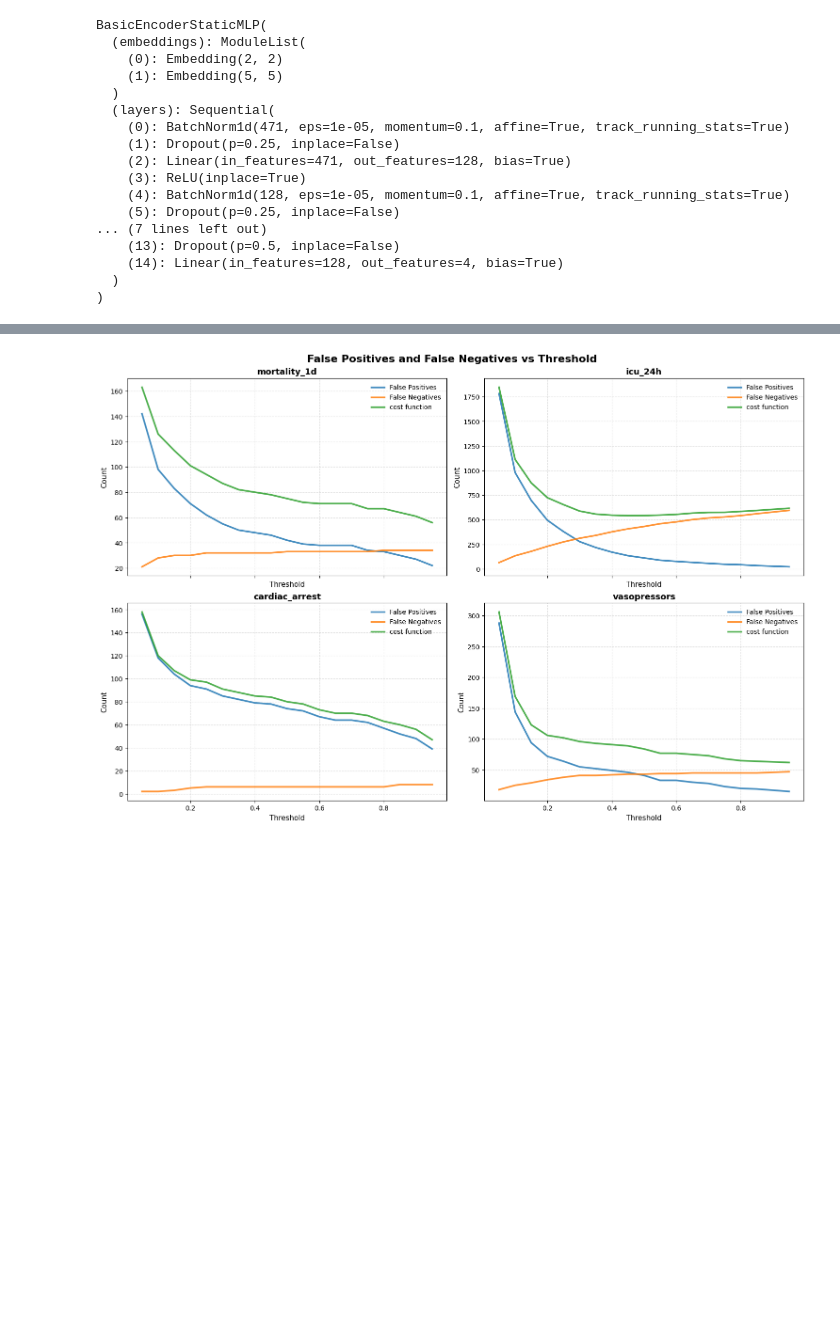
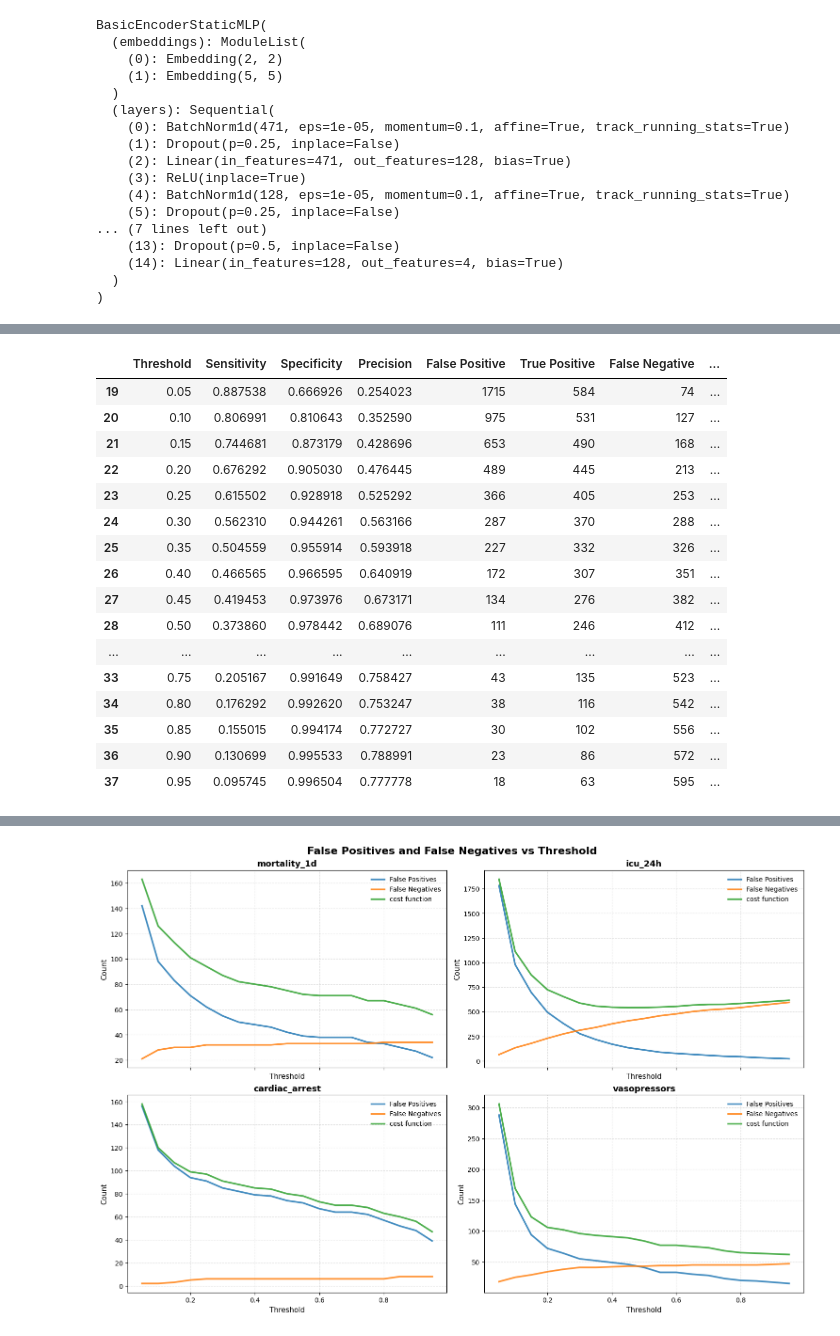
Before and after one commit to cookiehyun/Q-Model, a Jupyter notebook: Medical_DA_in_DL.ipynb, the cells around one changed output, grey strips where cells are left out. Cells and saved outputs as stored; diff of their text form; code cells hidden in the pictures; blank space fills up the shorter version.

```diff
--- a/Medical_DA_in_DL.ipynb
+++ b/Medical_DA_in_DL.ipynb
@@ -319,0 +354,22 @@ Best validation AUROC: 0.9185 at epoch 3
+# %%
+
+# ----------------------------------------
+# 2. time column
+# ----------------------------------------
+time = test_df["general_icu_time_hours"].values
+
+# ----------------------------------------
+# 3. filter icu_24h valid rows
+# ----------------------------------------
+mask = ~np.isnan(all_labels[:, target_idx])
+
+y_prob = all_probs[mask, target_idx]
+y_time = time[mask]
+
+# ----------------------------------------
+# 4. create dataframe for aggregation
+# ----------------------------------------
+df_plot = pd.DataFrame({
+    "time": y_time,
+    "prob": y_prob
+})
@@ -443,0 +542,23 @@ Index(['threshold', 'sensitivity', 'specificity', 'precision', 'false_alarms',
+# %%
+icu_24h_results=results_df[results_df['label']=='icu_24h']
+icu_24h_results.columns=['Threshold', 'Sensitivity', 'Specificity', 'Precision',
+       'False Positive', 'True Positive', 'False Negative', 'True Negative', 'Cost Function', 'label']
+icu_24h_results.drop(columns='label')
+# %% [output]
+|  | Threshold | Sensitivity | Specificity | Precision | False Positive | True Positive | False Negative | ... |
+| 19 | 0.05 | 0.887538 | 0.666926 | 0.254023 | 1715 | 584 | 74 | ... |
+| 20 | 0.10 | 0.806991 | 0.810643 | 0.352590 | 975 | 531 | 127 | ... |
+| 21 | 0.15 | 0.744681 | 0.873179 | 0.428696 | 653 | 490 | 168 | ... |
+| 22 | 0.20 | 0.676292 | 0.905030 | 0.476445 | 489 | 445 | 213 | ... |
+| 23 | 0.25 | 0.615502 | 0.928918 | 0.525292 | 366 | 405 | 253 | ... |
+| 24 | 0.30 | 0.562310 | 0.944261 | 0.563166 | 287 | 370 | 288 | ... |
+| 25 | 0.35 | 0.504559 | 0.955914 | 0.593918 | 227 | 332 | 326 | ... |
+| 26 | 0.40 | 0.466565 | 0.966595 | 0.640919 | 172 | 307 | 351 | ... |
+| 27 | 0.45 | 0.419453 | 0.973976 | 0.673171 | 134 | 276 | 382 | ... |
+| 28 | 0.50 | 0.373860 | 0.978442 | 0.689076 | 111 | 246 | 412 | ... |
+| ... | ... | ... | ... | ... | ... | ... | ... | ... |
+| 33 | 0.75 | 0.205167 | 0.991649 | 0.758427 | 43 | 135 | 523 | ... |
+| 34 | 0.80 | 0.176292 | 0.992620 | 0.753247 | 38 | 116 | 542 | ... |
+| 35 | 0.85 | 0.155015 | 0.994174 | 0.772727 | 30 | 102 | 556 | ... |
+| 36 | 0.90 | 0.130699 | 0.995533 | 0.788991 | 23 | 86 | 572 | ... |
+| 37 | 0.95 | 0.095745 | 0.996504 | 0.777778 | 18 | 63 | 595 | ... |
```
Also changed, not shown: parts of 14 cells of this notebook.
